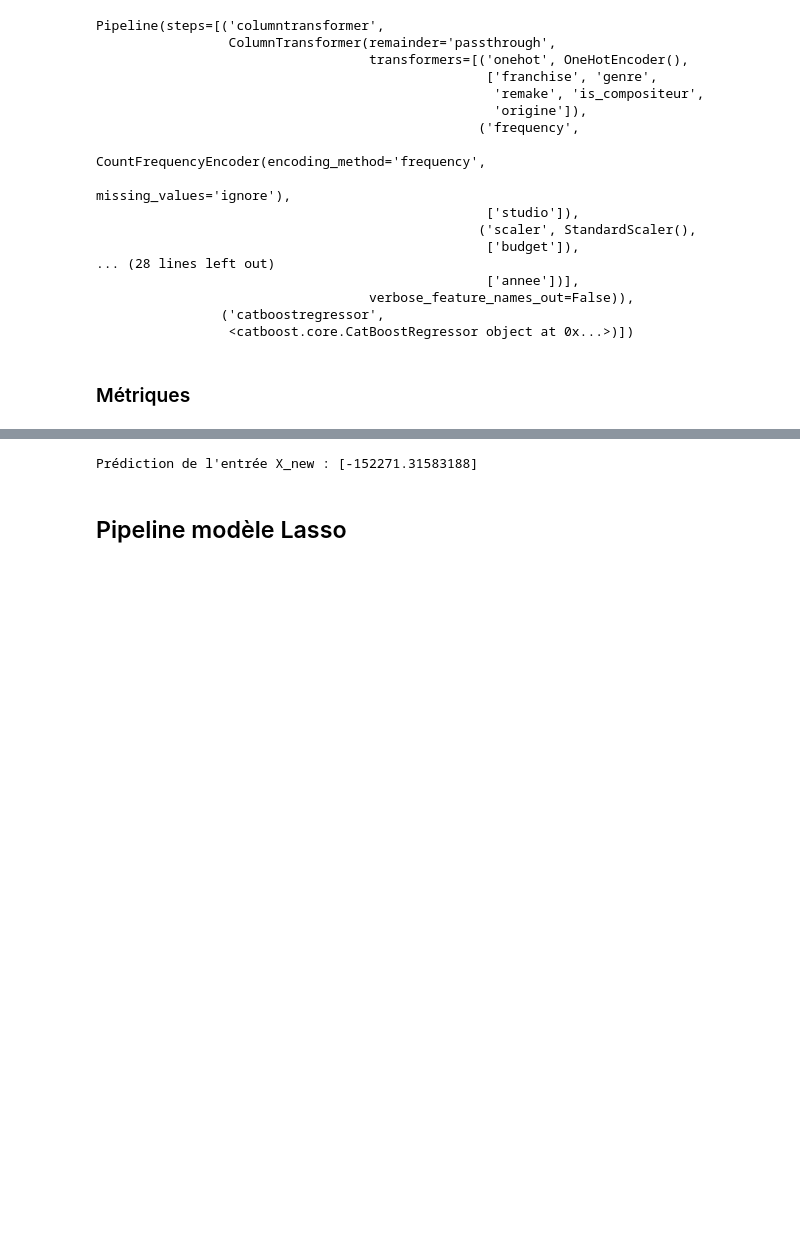
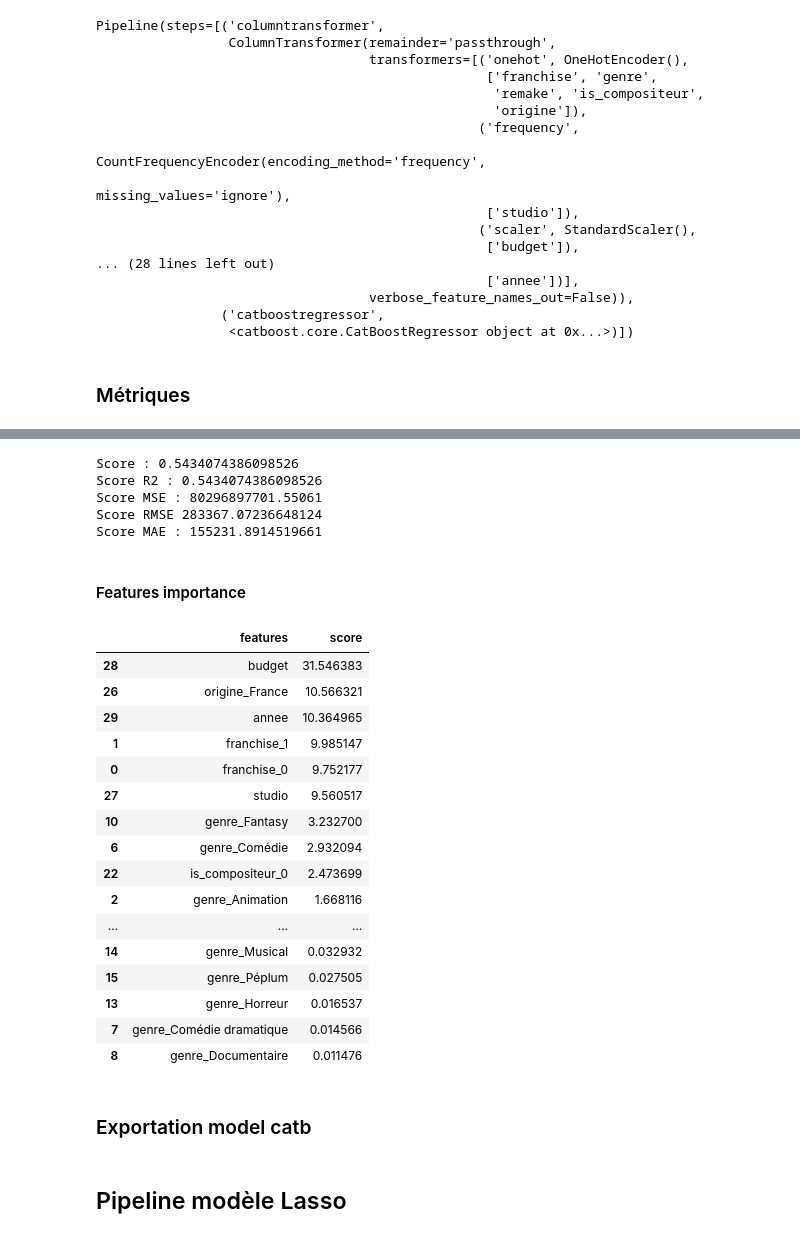
Before and after one commit to cjulliar/Movie_Popularity_Prediction, a Jupyter notebook: ml/ql/model_ql.ipynb, the cells around one changed output, grey strips where cells are left out. Cells and saved outputs as stored; diff of their text form; code cells hidden in the pictures; blank space fills up the shorter version.

Commit message:
PB0-15 dossier avec nettoyage, modele et test prediction

```diff
--- a/ml/model_ql.ipynb
+++ b/ml/ql/model_ql.ipynb
@@ -18,7 +19,7 @@ from catboost import CatBoostRegressor
 # %% [markdown]
 ## Importation du pickle
 # %%
-data = pd.read_pickle("datasets/dataset-jp.pkl")
+data = pd.read_pickle("../input_datasets/dataset-jp.pkl")
 data.info()
 # %% [output]
 <class 'pandas.core.frame.DataFrame'>
@@ -74,7 +75,7 @@ None
 | 3 | 225000000 | 1 | Aventure - Action | 0 | Walt Disney Pictures | 1 | 2006 | Etats-Unis |
 | 4 | 100000000 | 1 | Fantasy | 0 | Warner Bros. | 1 | 2002 | Etats-Unis |
 # %%
-X_train, X_test, y_train, y_test = train_test_split(X, y, shuffle=True, test_size=0.15, random_state=42)
+X_train, X_test, y_train, y_test = train_test_split(X, y, shuffle=True, test_size=0.2, random_state=42)
 # %% [markdown]
 ## Preprocessing
 # %%
@@ -142,27 +139,49 @@ pipe_cb.score(X_test, y_test)
-# %%
-to_pred = pd.DataFrame({
-    'budget': [1000000],
-    'franchise': ['1'],
-    'genre': ['Fantasy'],
-    'remake': ['0'],
-    'studio': ['Sony Pictures'],
-    'is_compositeur': ['0'],
-    'annee': ['2024'],
-    'origine': ['Etats-Unis'],
-})
-
-y_pred = pipe_cb.predict(to_pred)
-
-print("Prédiction de l'entrée X_new :", y_pred)
-
-
-# feature_names = model.named_steps['preprocessing'].named_transformers['onehot'].get_feature_names_out(input_features=categorical_cols)
-
-
-# feature_names = np.concatenate([feature_names, numeric_cols])
-
-
-# for feature_name, coef in zip(feature_names, coefficients):
-#     print(f'{feature_name}: {coef}')
-# %% [output]
-Prédiction de l'entrée X_new : [-152271.31583188]
+# %%
+pred_test = pipe_cb.predict(X_test)
+
+score = pipe_cb.score(X_test, y_test)
+r2 = r2_score(y_test, pred_test)
+mse = mean_squared_error(y_test, pred_test)
+rmse = np.sqrt(mse)
+mae = mean_absolute_error(y_test, pred_test)
+
+print("Score :", score)
+print("Score R2 :", r2)
+print("Score MSE :", mse)
+print("Score RMSE", rmse)
+print("Score MAE :", mae)
+# %% [output]
+Score : 0.5434074386098526
+Score R2 : 0.5434074386098526
+Score MSE : 80296897701.55061
+Score RMSE 283367.07236648124
+Score MAE : 155231.8914519661
+# %% [markdown]
+#### Features importance
+# %%
+preprocessed_features = pipe_cb.named_steps['columntransformer'].get_feature_names_out()
+cb_model = pipe_cb.named_steps['catboostregressor']
+
+feat_imp = pd.DataFrame({'features': preprocessed_features, 'score': cb_model.feature_importances_})
+feat_imp.sort_values(by=['score'], ascending=False, inplace=True)
+display(feat_imp)
+# %% [output]
+|  | features | score |
+| 28 | budget | 31.546383 |
+| 26 | origine_France | 10.566321 |
+| 29 | annee | 10.364965 |
+| 1 | franchise_1 | 9.985147 |
+| 0 | franchise_0 | 9.752177 |
+| 27 | studio | 9.560517 |
+| 10 | genre_Fantasy | 3.232700 |
+| 6 | genre_Comédie | 2.932094 |
+| 22 | is_compositeur_0 | 2.473699 |
+| 2 | genre_Animation | 1.668116 |
+| ... | ... | ... |
+| 14 | genre_Musical | 0.032932 |
+| 15 | genre_Péplum | 0.027505 |
+| 13 | genre_Horreur | 0.016537 |
+| 7 | genre_Comédie dramatique | 0.014566 |
+| 8 | genre_Documentaire | 0.011476 |
+# %% [markdown]
+### Exportation model catb
```
Also changed, not shown: parts of 5 cells of this notebook, 4 other files.
